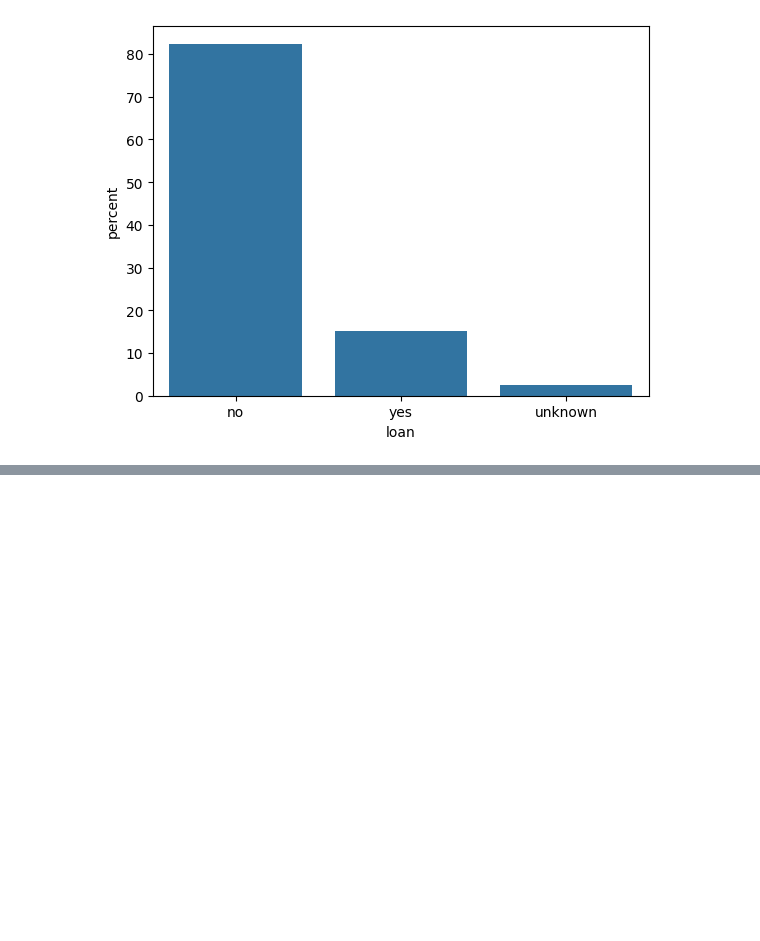
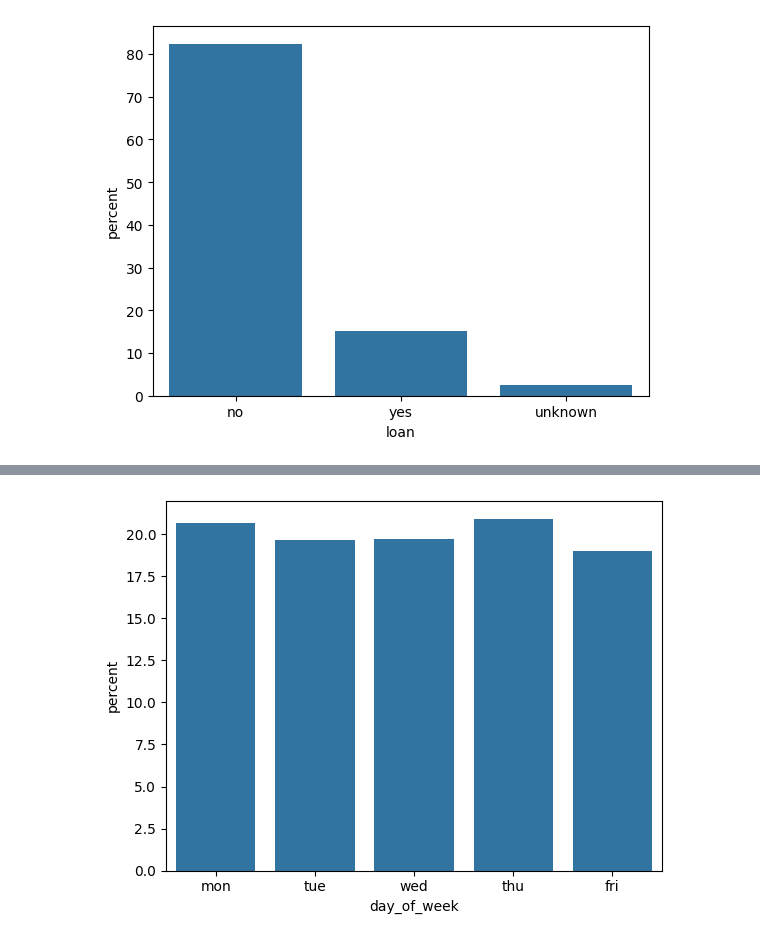
Before and after one commit to petervlaskovits/school-projects, a Jupyter notebook: data-215/project-2/eda.ipynb, the cells around one changed output, grey strips where cells are left out. Saved outputs shown, nothing was run; the diff lists cells and outputs as text; code cells hidden in the pictures; blank space fills up the shorter version.

```diff
--- a/data-215/project-2/eda.ipynb
+++ b/data-215/project-2/eda.ipynb
@@ -127,0 +207,8 @@ sns.countplot(
+# %%
+sns.countplot(
+    data=last_contact,
+    x='day_of_week',
+    stat='percent'
+);
+# %% [output]
+[figure, added]
```
Also changed, not shown: parts of 25 cells of this notebook.
